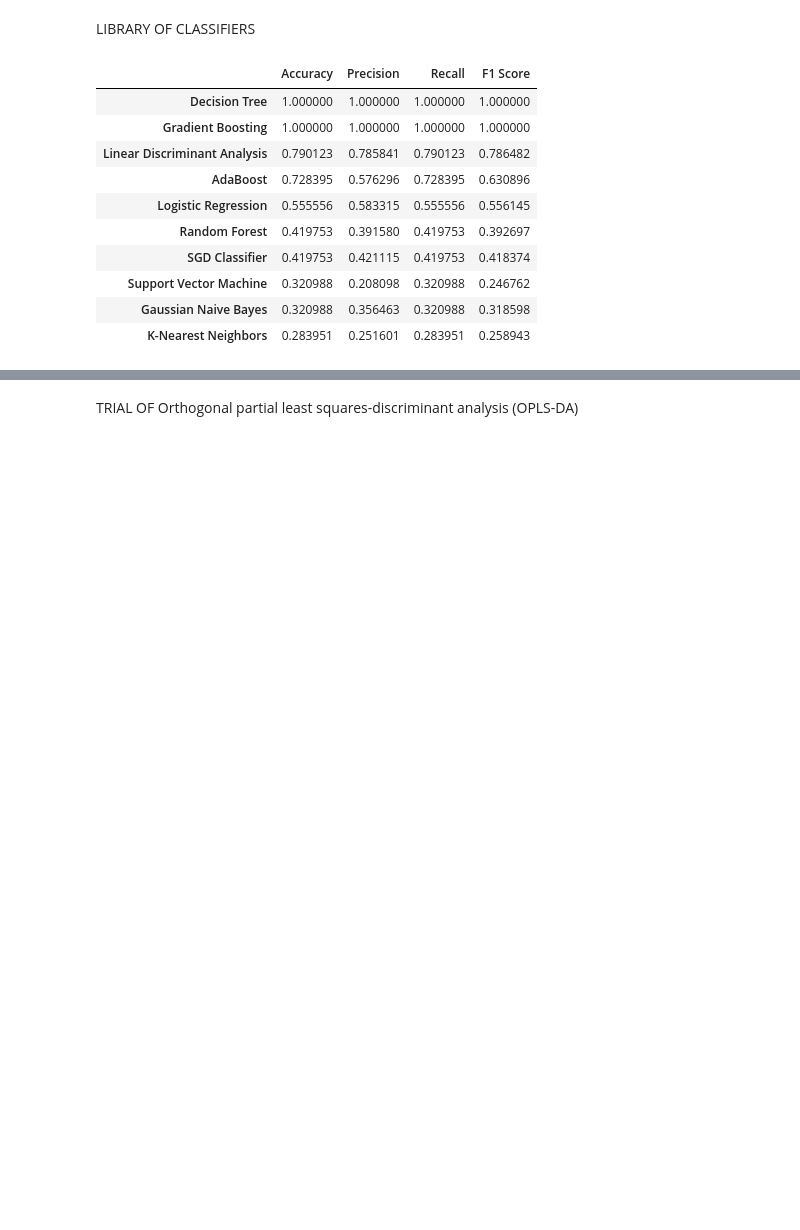
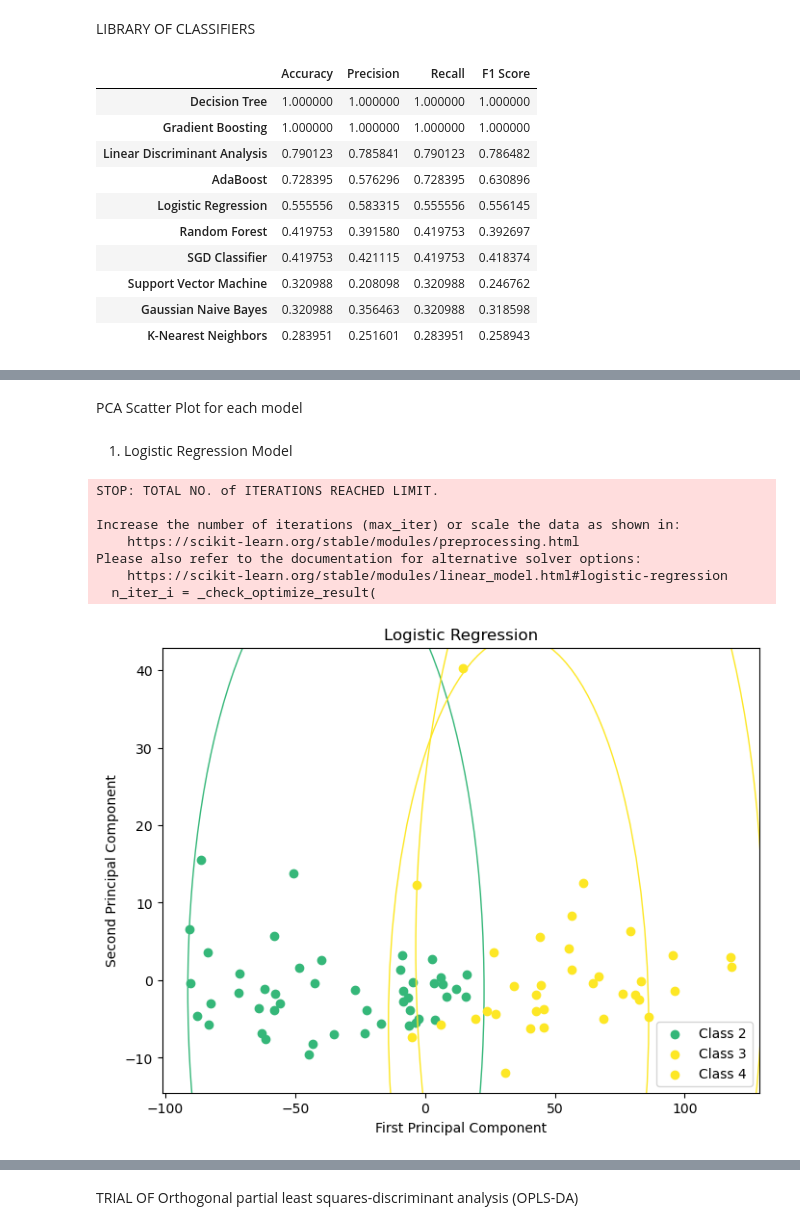
Before and after one commit to mfhars/minyaksawit, a Jupyter notebook: abdultheeastern.ipynb, the cells around one changed output, grey strips where cells are left out. Cells and saved outputs as stored; diff of their text form; code cells hidden in the pictures; blank space fills up the shorter version.

Commit message:
PCA-models score and the plots for each model

```diff
--- a/abdultheeastern.ipynb
+++ b/abdultheeastern.ipynb
@@ -493,0 +537,58 @@ performance_df.sort_values(by='Accuracy', ascending=False)
+# %% [markdown]
+PCA Scatter Plot for each model
+# %% [markdown]
+1. Logistic Regression Model
+# %%
+from sklearn.linear_model import LogisticRegression
+import matplotlib.pyplot as plt
+import numpy as np
+
+# Train the model
+model = LogisticRegression()
+model.fit(X_train_pca, y_train)
+
+# Make predictions
+y_pred = model.predict(X_test_pca)
+
+# Plot the predictions
+fig, ax = plt.subplots(figsize=(8, 6))
+
+# Define a color map
+cmap = plt.get_cmap('viridis')
+
+# Plot each class separately with a label and a circle
+classes = np.unique(y_pred)
+for class_value in classes:
+    x_values = X_test_pca[y_pred == class_value, 0]
+    y_values = X_test_pca[y_pred == class_value, 1]
+
+    # Get the color from the color map
+    color = cmap(class_value / len(classes))
+
+    plt.scatter(x_values, y_values, color=color, label='Class ' + str(class_value))
+
+    # Calculate the center and radius of the circle
+    center = (np.mean(x_values), np.mean(y_values))
+    radius = np.max(np.sqrt((x_values - center[0])**2 + (y_values - center[1])**2))
+
+    # Add a circle with the same color as the scatter plot
+    circle = plt.Circle(center, radius, color=color, fill=False)
+    ax.add_artist(circle)
+
+plt.title('Logistic Regression')
+plt.xlabel('First Principal Component')
+plt.ylabel('Second Principal Component')
+
+# Add a legend
+plt.legend()
+
+plt.show()
+# %% [output]
+STOP: TOTAL NO. of ITERATIONS REACHED LIMIT.
+
+Increase the number of iterations (max_iter) or scale the data as shown in:
+    https://scikit-learn.org/stable/modules/preprocessing.html
+Please also refer to the documentation for alternative solver options:
+    https://scikit-learn.org/stable/modules/linear_model.html#logistic-regression
+  n_iter_i = _check_optimize_result(
+[figure, added]
```
Also changed, not shown: parts of 17 cells of this notebook, 7 other files.
